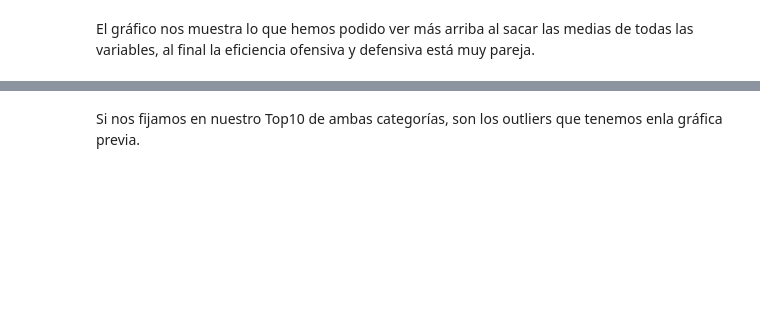
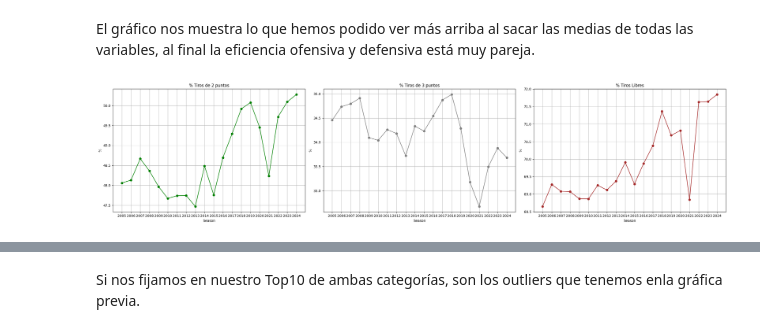
Before and after one commit to AlbertoVentura8/AnalisisDataset, a Jupyter notebook: MarchMad_Analisis.ipynb, the cells around one changed output, grey strips where cells are left out. Cells and saved outputs as stored; diff of their text form; code cells hidden in the pictures; blank space fills up the shorter version.

```diff
--- a/MarchMad_Analisis.ipynb
+++ b/MarchMad_Analisis.ipynb
@@ -340,5 +709,57 @@ plt.show()
 # %% [markdown]
 El gráfico nos muestra lo que hemos podido ver más arriba al sacar las medias de todas las variables, al final la eficiencia ofensiva y defensiva está muy pareja.
+# %%
+# Creamos una gráfica como la de antes, pero con FG2Pct y FG3Pct
+media_FG2 = March_Madness_df.groupby('Season')['FG2Pct'].mean()*100
+media_FG3 = March_Madness_df.groupby('Season')['FG3Pct'].mean()*100
+media_FT = March_Madness_df.groupby('Season')['FTPct'].mean()*100
+
+plt.figure(figsize=(26, 6))
+
+# Gráfico para % Tiros de 2 puntos
+plt.subplot(1, 3, 1)
+plt.plot(
+    media_FG2.index,
+    media_FG2,
+    linestyle='-', marker='o', color='green'
+)
+plt.title('% Tiros de 2 puntos')
+plt.xlabel('Season')
+plt.ylabel('%')
+plt.xticks(media_FG2.index)
+plt.grid(True)
+
+# Gráfico para % Tiros de 3 puntos
+plt.subplot(1, 3, 2)
+plt.plot(
+    media_FG3.index,
+    media_FG3,
+    linestyle='-', marker='o', color='grey'
+)
+plt.title('% Tiros de 3 puntos')
+plt.xlabel('Season')
+plt.ylabel('%')
+plt.xticks(media_FG3.index)
+plt.grid(True)
+
+# Gráfico para % Tiros Libres
+plt.subplot(1, 3, 3)
+plt.plot(
+    media_FT.index,
+    media_FT,
+    linestyle='-', marker='o', color='brown'
+)
+plt.title('% Tiros Libres')
+plt.xlabel('Season')
+plt.ylabel('%')
+plt.xticks(media_FT.index)
+plt.grid(True)
+
+# Ajustar el layout y mostrar el gráfico
+plt.tight_layout()
+plt.show()
+# %% [output]
+[figure, added]
 # %%
 # Vemos un poco más en detalle las tendencias ofensivas y defensivas. Vamos con la Ofensiva
 # Crear la figura y los ejes
```
Also changed, not shown: parts of 46 cells of this notebook.
